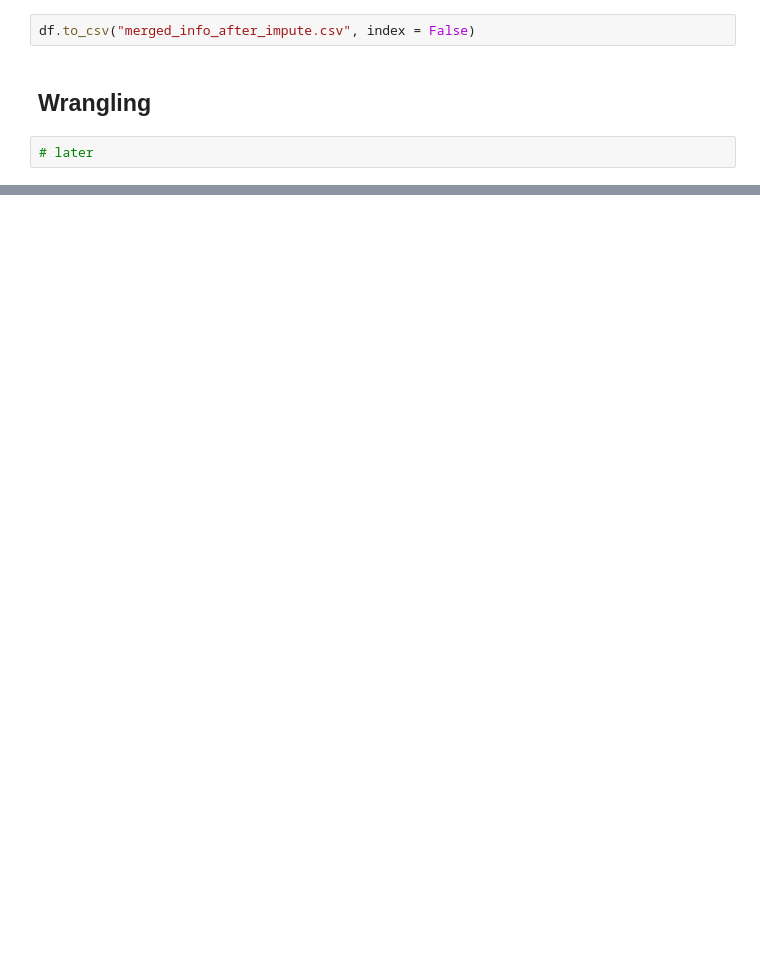
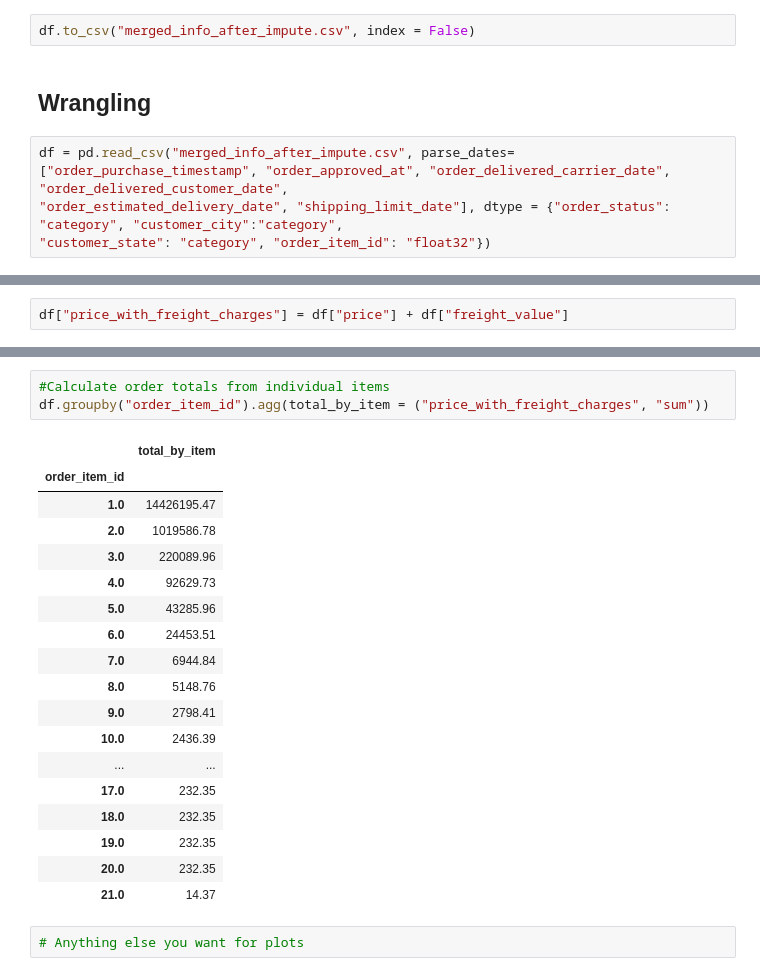
Before and after one commit to AnanyaKishore/da2402-project-ecom-analysis, a Jupyter notebook: data_analysis.ipynb, the cells around one changed output, grey strips where cells are left out. Saved outputs shown, nothing was run; the diff lists cells and outputs as text; blank space fills up the shorter version.

```diff
--- a/data_analysis.ipynb
+++ b/data_analysis.ipynb
@@ -1044,4 +1044,6 @@ df.to_csv("merged_info_after_impute.csv", index = False)
 # %% [markdown]
 ## Wrangling
 # %%
-# later
+df = pd.read_csv("merged_info_after_impute.csv", parse_dates=["order_purchase_timestamp", "order_approved_at", "order_delivered_carrier_date", "order_delivered_customer_date",
+"order_estimated_delivery_date", "shipping_limit_date"], dtype = {"order_status": "category", "customer_city":"category",
+"customer_state": "category", "order_item_id": "float32"})
@@ -1047,0 +1079,2 @@ df.to_csv("merged_info_after_impute.csv", index = False)
+# %%
+df["price_with_freight_charges"] = df["price"] + df["freight_value"]
@@ -1047,0 +1112,24 @@ df.to_csv("merged_info_after_impute.csv", index = False)
+# %%
+#Calculate order totals from individual items
+df.groupby("order_item_id").agg(total_by_item = ("price_with_freight_charges", "sum"))
+# %% [output]
+|  | total_by_item |
+| order_item_id |  |
+| 1.0 | 14426195.47 |
+| 2.0 | 1019586.78 |
+| 3.0 | 220089.96 |
+| 4.0 | 92629.73 |
+| 5.0 | 43285.96 |
+| 6.0 | 24453.51 |
+| 7.0 | 6944.84 |
+| 8.0 | 5148.76 |
+| 9.0 | 2798.41 |
+| 10.0 | 2436.39 |
+| ... | ... |
+| 17.0 | 232.35 |
+| 18.0 | 232.35 |
+| 19.0 | 232.35 |
+| 20.0 | 232.35 |
+| 21.0 | 14.37 |
+# %%
+# Anything else you want for plots
```
Also changed, not shown: parts of 5 cells of this notebook.
